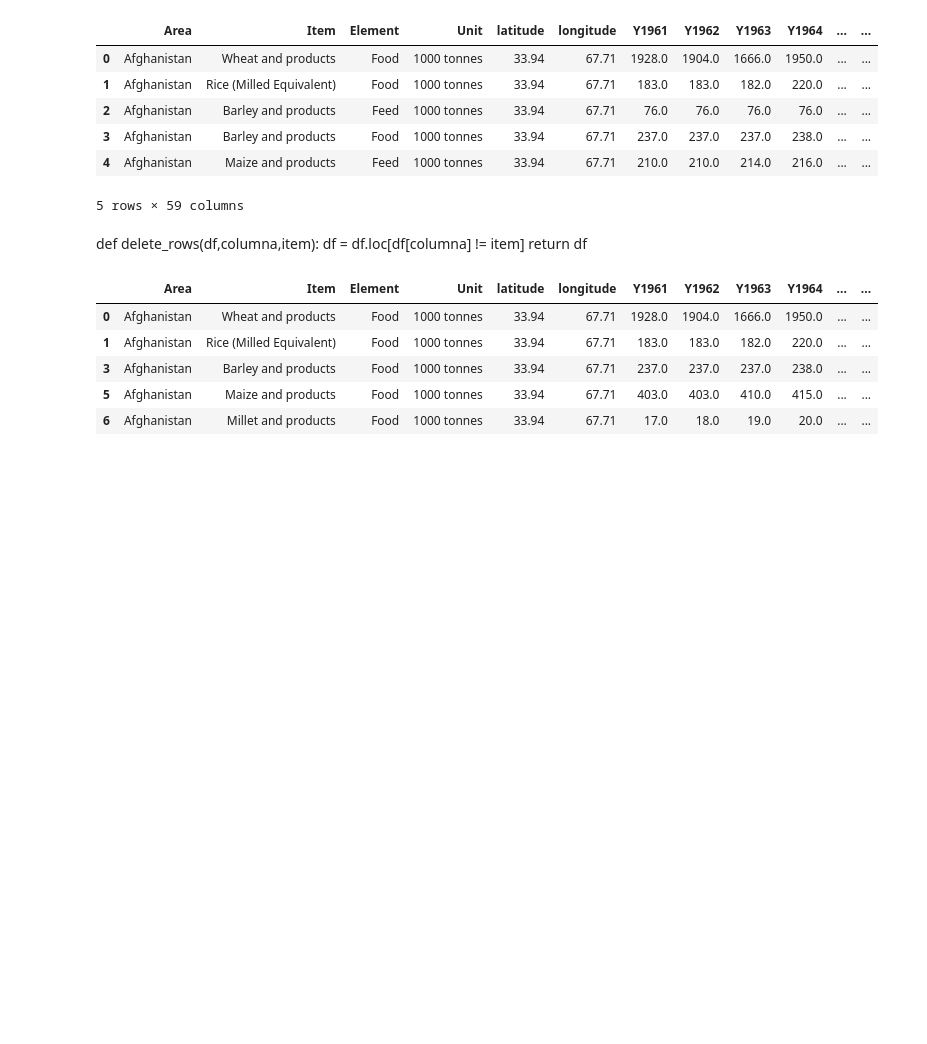
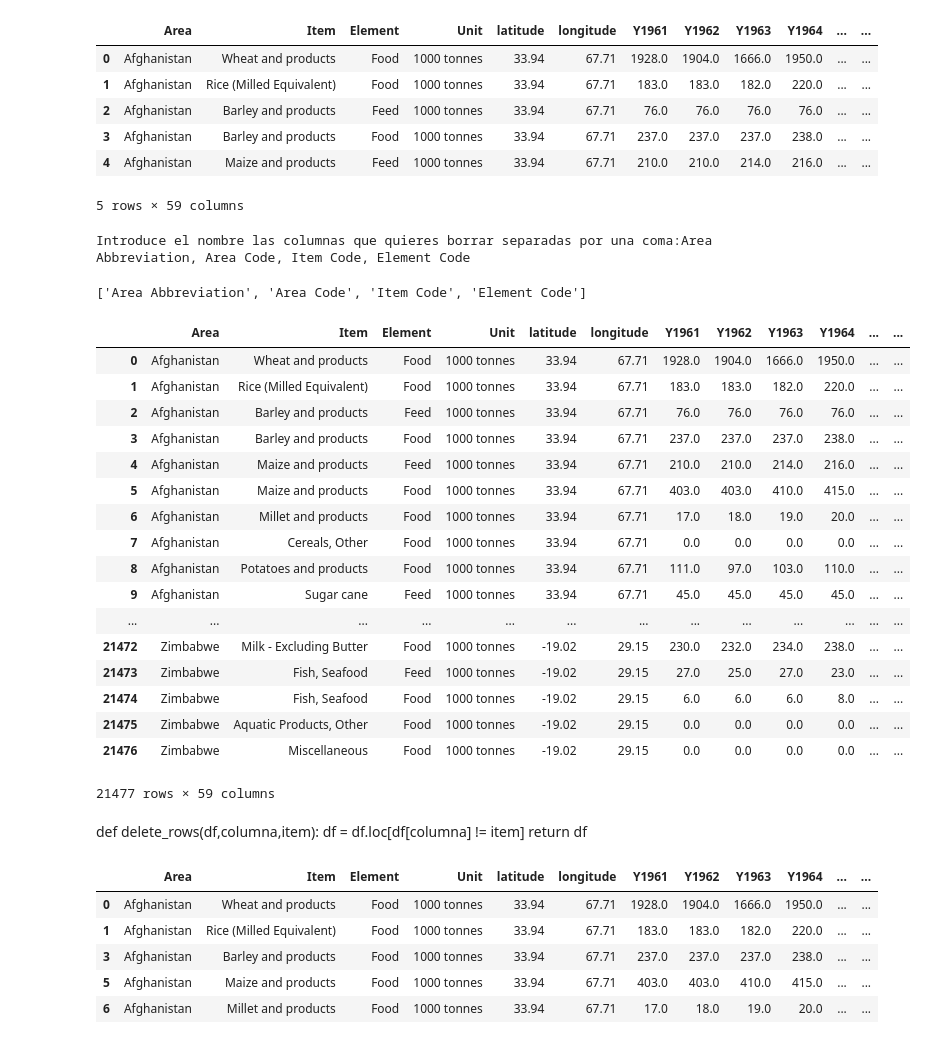
Before and after one commit to galanx22/data-labs, a Jupyter notebook: module-1/pipelines-project/your-code/input/Análisis Dataset Alimentos.ipynb, the cells around one changed output. Drawn from its saved outputs; the diff is of its cells as text; code cells hidden in the pictures; blank space fills up the shorter version.

```diff
--- a/module-1/pipelines-project/your-code/input/Análisis Dataset Alimentos.ipynb
+++ b/module-1/pipelines-project/your-code/input/Análisis Dataset Alimentos.ipynb
@@ -37,3 +37,17 @@ data_cleaned.head()
 | 3 | Afghanistan | Barley and products | Food | 1000 tonnes | 33.94 | 67.71 | 237.0 | 237.0 | 237.0 | 238.0 | ... | ... |
 | 4 | Afghanistan | Maize and products | Feed | 1000 tonnes | 33.94 | 67.71 | 210.0 | 210.0 | 214.0 | 216.0 | ... | ... |
 5 rows × 59 columns
+# %%
+def elegir_columnas_borrar():
+    respuesta = input('Introduce el nombre las columnas que quieres borrar separadas por una coma:')
+    respuesta = respuesta.split(',')
+    respuesta = [x.strip() for x in respuesta]
+    return respuesta
+# %%
+columnas_borrar = elegir_columnas_borrar()
+# %% [output]
+Introduce el nombre las columnas que quieres borrar separadas por una coma:Area Abbreviation, Area Code, Item Code, Element Code
+# %%
+columnas_borrar
+# %% [output]
+['Area Abbreviation', 'Area Code', 'Item Code', 'Element Code']
@@ -40,3 +58,24 @@ data_cleaned.head()
+# %%
+delete_columns(data1,columnas_borrar)
+# %% [output]
+|  | Area | Item | Element | Unit | latitude | longitude | Y1961 | Y1962 | Y1963 | Y1964 | ... | ... |
+| 0 | Afghanistan | Wheat and products | Food | 1000 tonnes | 33.94 | 67.71 | 1928.0 | 1904.0 | 1666.0 | 1950.0 | ... | ... |
+| 1 | Afghanistan | Rice (Milled Equivalent) | Food | 1000 tonnes | 33.94 | 67.71 | 183.0 | 183.0 | 182.0 | 220.0 | ... | ... |
+| 2 | Afghanistan | Barley and products | Feed | 1000 tonnes | 33.94 | 67.71 | 76.0 | 76.0 | 76.0 | 76.0 | ... | ... |
+| 3 | Afghanistan | Barley and products | Food | 1000 tonnes | 33.94 | 67.71 | 237.0 | 237.0 | 237.0 | 238.0 | ... | ... |
+| 4 | Afghanistan | Maize and products | Feed | 1000 tonnes | 33.94 | 67.71 | 210.0 | 210.0 | 214.0 | 216.0 | ... | ... |
+| 5 | Afghanistan | Maize and products | Food | 1000 tonnes | 33.94 | 67.71 | 403.0 | 403.0 | 410.0 | 415.0 | ... | ... |
+| 6 | Afghanistan | Millet and products | Food | 1000 tonnes | 33.94 | 67.71 | 17.0 | 18.0 | 19.0 | 20.0 | ... | ... |
+| 7 | Afghanistan | Cereals, Other | Food | 1000 tonnes | 33.94 | 67.71 | 0.0 | 0.0 | 0.0 | 0.0 | ... | ... |
+| 8 | Afghanistan | Potatoes and products | Food | 1000 tonnes | 33.94 | 67.71 | 111.0 | 97.0 | 103.0 | 110.0 | ... | ... |
+| 9 | Afghanistan | Sugar cane | Feed | 1000 tonnes | 33.94 | 67.71 | 45.0 | 45.0 | 45.0 | 45.0 | ... | ... |
+| ... | ... | ... | ... | ... | ... | ... | ... | ... | ... | ... | ... | ... |
+| 21472 | Zimbabwe | Milk - Excluding Butter | Food | 1000 tonnes | -19.02 | 29.15 | 230.0 | 232.0 | 234.0 | 238.0 | ... | ... |
+| 21473 | Zimbabwe | Fish, Seafood | Feed | 1000 tonnes | -19.02 | 29.15 | 27.0 | 25.0 | 27.0 | 23.0 | ... | ... |
+| 21474 | Zimbabwe | Fish, Seafood | Food | 1000 tonnes | -19.02 | 29.15 | 6.0 | 6.0 | 6.0 | 8.0 | ... | ... |
+| 21475 | Zimbabwe | Aquatic Products, Other | Food | 1000 tonnes | -19.02 | 29.15 | 0.0 | 0.0 | 0.0 | 0.0 | ... | ... |
+| 21476 | Zimbabwe | Miscellaneous | Food | 1000 tonnes | -19.02 | 29.15 | 0.0 | 0.0 | 0.0 | 0.0 | ... | ... |
+21477 rows × 59 columns
 # %% [markdown]
 
 def delete_rows(df,columna,item):
```
Also changed, not shown: parts of 15 cells of this notebook, 4 other files.
